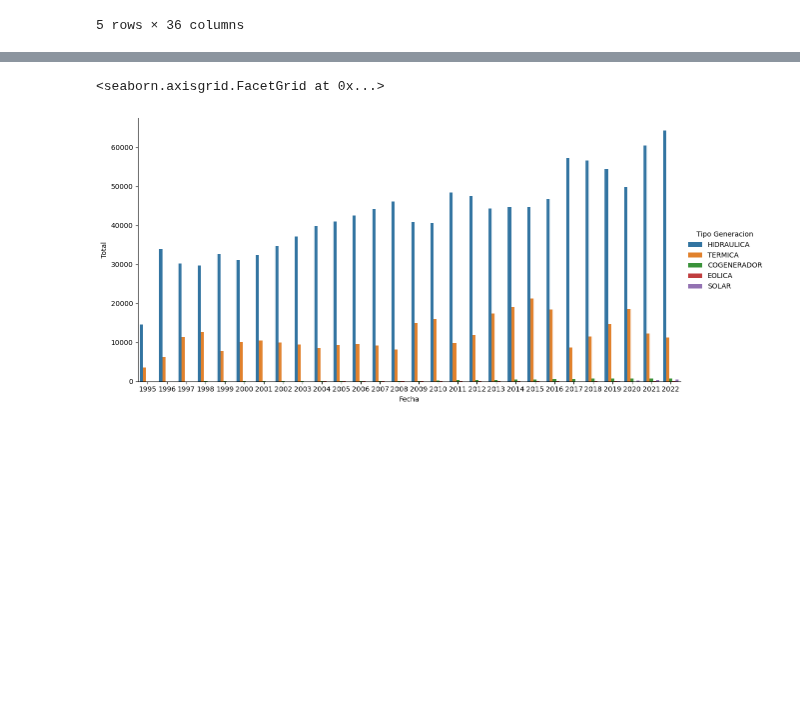
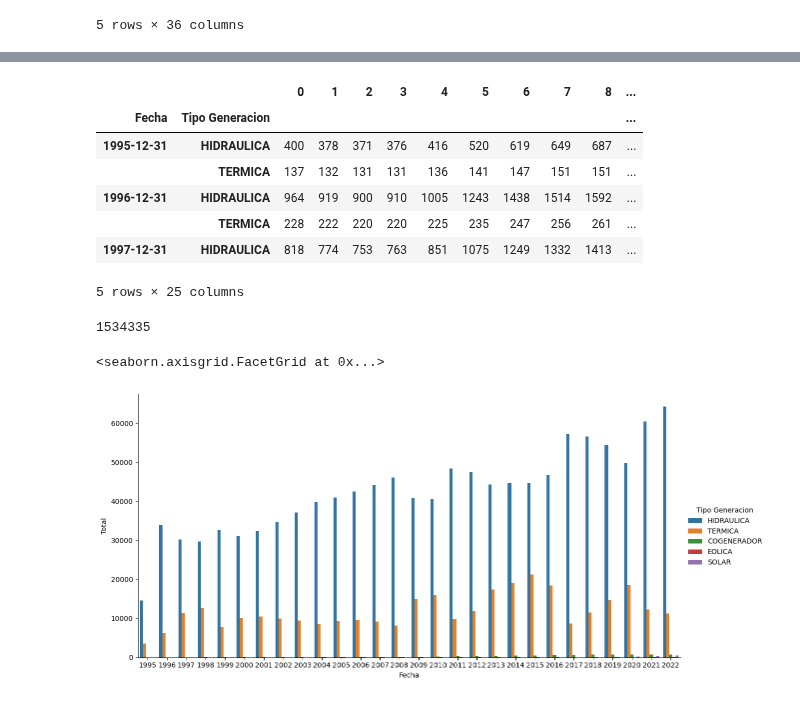
Before and after one commit to Mateoferrnandez/Projects, a Jupyter notebook: Personal Projects/Generacion electrica en Colombia/Dtacleaning.ipynb, the cells around one changed output, grey strips where cells are left out. Saved outputs shown, nothing was run; the diff lists cells and outputs as text; code cells hidden in the pictures; blank space fills up the shorter version.

```diff
--- a/Personal Projects/Generacion electrica en Colombia/Dtacleaning.ipynb
+++ b/Personal Projects/Generacion electrica en Colombia/Dtacleaning.ipynb
@@ -445,0 +363,12 @@ result.head()
+# %%
+grouped=union.groupby([pd.Grouper(key='Fecha', freq='Y'),"Tipo Generacion"])
+result = grouped.sum(numeric_only=True)
+def redondeo_(df,i):
+    if i != "Total":
+        df[i]=df[i].apply(lambda x: x/1000000 )
+        df[i]=df[i].apply(lambda x: round(x,0))
+        df[i]=df[i].apply(lambda x: int(x))
+    else:
+        df[i]=df[i].apply(lambda x: round(x,0))
+        df[i]=df[i].apply(lambda x: int(x))
+result.head()
@@ -446,8 +384,23 @@ result.head()
+# %%
+for i in result.columns:
+    redondeo_(result,i)
+result.head()
+# %% [output]
+|  |  | 0 | 1 | 2 | 3 | 4 | 5 | 6 | 7 | 8 | ... |
+| Fecha | Tipo Generacion |  |  |  |  |  |  |  |  |  | ... |
+| 1995-12-31 | HIDRAULICA | 400 | 378 | 371 | 376 | 416 | 520 | 619 | 649 | 687 | ... |
+|  | TERMICA | 137 | 132 | 131 | 131 | 136 | 141 | 147 | 151 | 151 | ... |
+| 1996-12-31 | HIDRAULICA | 964 | 919 | 900 | 910 | 1005 | 1243 | 1438 | 1514 | 1592 | ... |
+|  | TERMICA | 228 | 222 | 220 | 220 | 225 | 235 | 247 | 256 | 261 | ... |
+| 1997-12-31 | HIDRAULICA | 818 | 774 | 753 | 763 | 851 | 1075 | 1249 | 1332 | 1413 | ... |
+5 rows × 25 columns
 # %%
 result=result.reset_index()
 result["Fecha"]=result["Fecha"].dt.year
-result["Total"].sum()
+print(result["Total"].sum())
 result.to_csv("EnergiaElectricaColombia.csv")
+# %% [output]
+1534335
 # %%
 sns.catplot( data=result, kind="bar", x="Fecha", y="Total", hue="Tipo Generacion", height=6, aspect=2)
 # %% [output]
```
Also changed, not shown: parts of 18 cells of this notebook, 2 other files.
